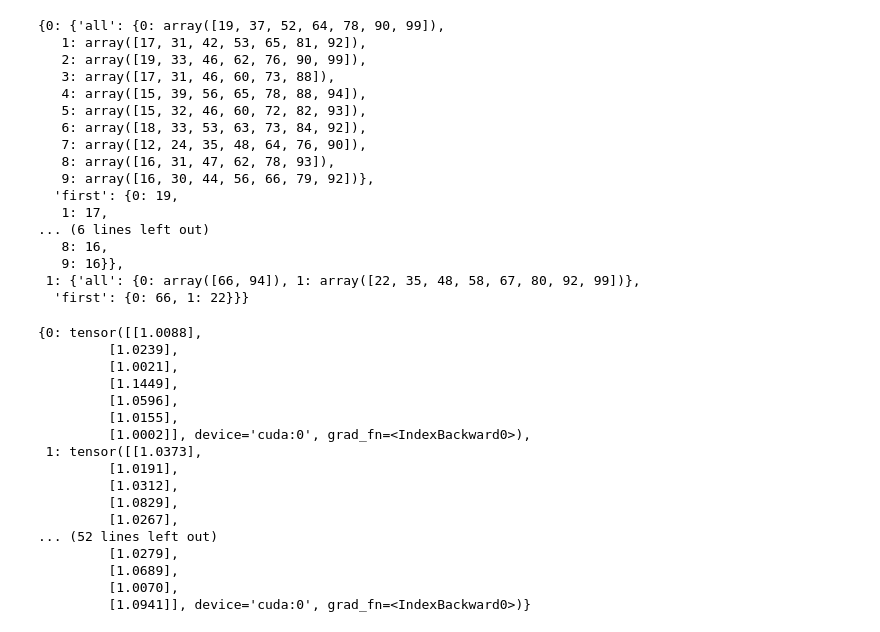
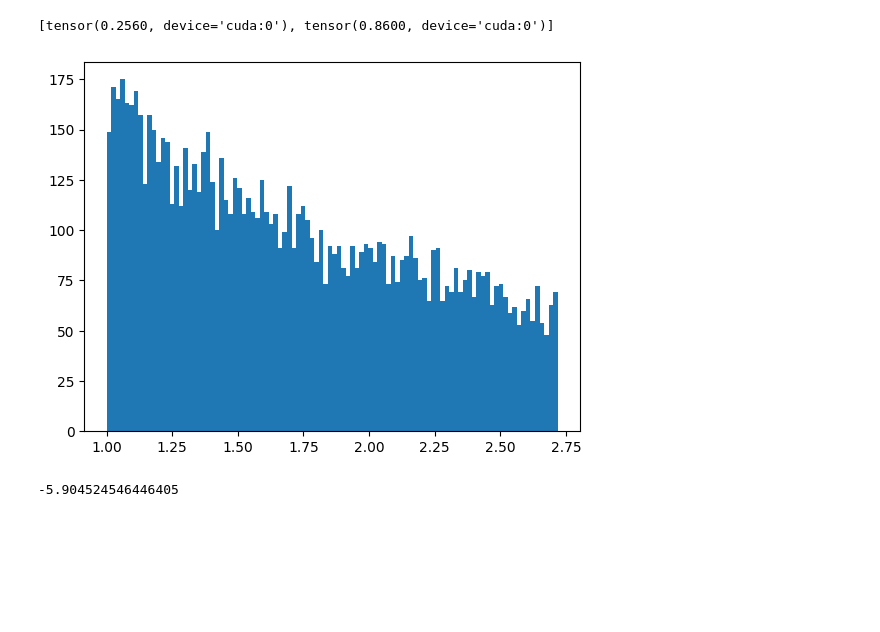
Before and after one commit to GabrielBena/pytorch-eventprop, a Jupyter notebook: scripts/gradient_check_for_spinnaker.ipynb, the cells around one changed output. Drawn from its saved outputs; the diff is of its cells as text; code cells hidden in the pictures; blank space fills up the shorter version.

```diff
--- a/scripts/gradient_check_for_spinnaker.ipynb
+++ b/scripts/gradient_check_for_spinnaker.ipynb
@@ -29,9 +29,10 @@ neuron_params = {
     }
 device = torch.device("cuda" if torch.cuda.is_available() else "cpu")
 # %%
-# dims = [196, 10, 2]
-dims = [196, 10, 2]
-gains = np.array([3, 2]) * 1e0
+# dims = [1, 1, 1]
+dims = [196, 100, 2]
+
+gains = np.array([5, 5]) * 1e0
 # gains = np.array([10, 16]) * 1e-0
 np.random.seed(42)
 use_loss = True
@@ -43,24 +44,11 @@ use_loss = True
 #     for n in range(dims[0])
 # }
 input_spike_times = {
-    k: np.random.choice(np.arange(timesteps), size=1) for k in range(dims[0])
+    k: np.random.choice(np.arange(timesteps-1), size=1) for k in range(dims[0])
 }
-# input_spike_times = {
-#     0 : [0]
-# }
 
-# input_spike_times = {
-#     0: [19, 37, 52, 64, 78, 90, 99],
-#     1: [17, 31, 42, 53, 65, 81, 92],
-#     2: [19, 33, 46, 62, 76, 90, 99],
-#     3: [17, 31, 46, 60, 73, 88],
-#     4: [15, 39, 56, 65, 78, 88, 94],
-#     5: [15, 32, 46, 60, 72, 82, 93],
-#     6: [18, 33, 53, 63, 73, 84, 92],
-#     7: [12, 24, 35, 48, 64, 76, 90],
-#     8: [16, 31, 47, 62, 78, 93],
-#     9: [16, 30, 44, 56, 66, 79, 92],
-# }
+# input_spike_times = {0 : [10], 1 : [20]}
+# input_spike_times = {0: [0, 3, 5, 7, 10]}
 
 print(input_spike_times)
 input_spikes = np.zeros((timesteps, 1, dims[0]))
@@ -235,42 +218,12 @@ array([0.        , 0.        , 0.        , 0.        , 0.        ,
-# %%
-all_spike_times
-# %% [output]
-{0: {'all': {0: array([19, 37, 52, 64, 78, 90, 99]),
-   1: array([17, 31, 42, 53, 65, 81, 92]),
-   2: array([19, 33, 46, 62, 76, 90, 99]),
-   3: array([17, 31, 46, 60, 73, 88]),
-   4: array([15, 39, 56, 65, 78, 88, 94]),
-   5: array([15, 32, 46, 60, 72, 82, 93]),
-   6: array([18, 33, 53, 63, 73, 84, 92]),
-   7: array([12, 24, 35, 48, 64, 76, 90]),
-   8: array([16, 31, 47, 62, 78, 93]),
-   9: array([16, 30, 44, 56, 66, 79, 92])},
-  'first': {0: 19,
-   1: 17,
-... (6 lines left out)
-   8: 16,
-   9: 16}},
- 1: {'all': {0: array([66, 94]), 1: array([22, 35, 48, 58, 67, 80, 92, 99])},
-  'first': {0: 66, 1: 22}}}
-# %%
-{
-    n : V_spikes[0][..., n][times] for n, times in all_spike_times[0]["all"].items()
-}
-# %% [output]
-{0: tensor([[1.0088],
-         [1.0239],
-         [1.0021],
-         [1.1449],
-         [1.0596],
-         [1.0155],
-         [1.0002]], device='cuda:0', grad_fn=<IndexBackward0>),
- 1: tensor([[1.0373],
-         [1.0191],
-         [1.0312],
-         [1.0829],
-         [1.0267],
-... (52 lines left out)
-         [1.0279],
-         [1.0689],
-         [1.0070],
-         [1.0941]], device='cuda:0', grad_fn=<IndexBackward0>)}
+# %%
+[s.float().mean() for s in all_out_spikes]
+# %% [output]
+[tensor(0.2560, device='cuda:0'), tensor(0.8600, device='cuda:0')]
+# %%
+plt.hist([np.exp(np.random.rand()) for _ in range(10000)], bins=100);
+# %% [output]
+[figure, added]
+# %%
+np.random.uniform(np.log(0.1), np.log(1e-3))
+# %% [output]
+-5.904524546446405
```
Also changed, not shown: parts of 15 cells of this notebook, 4 other files.
